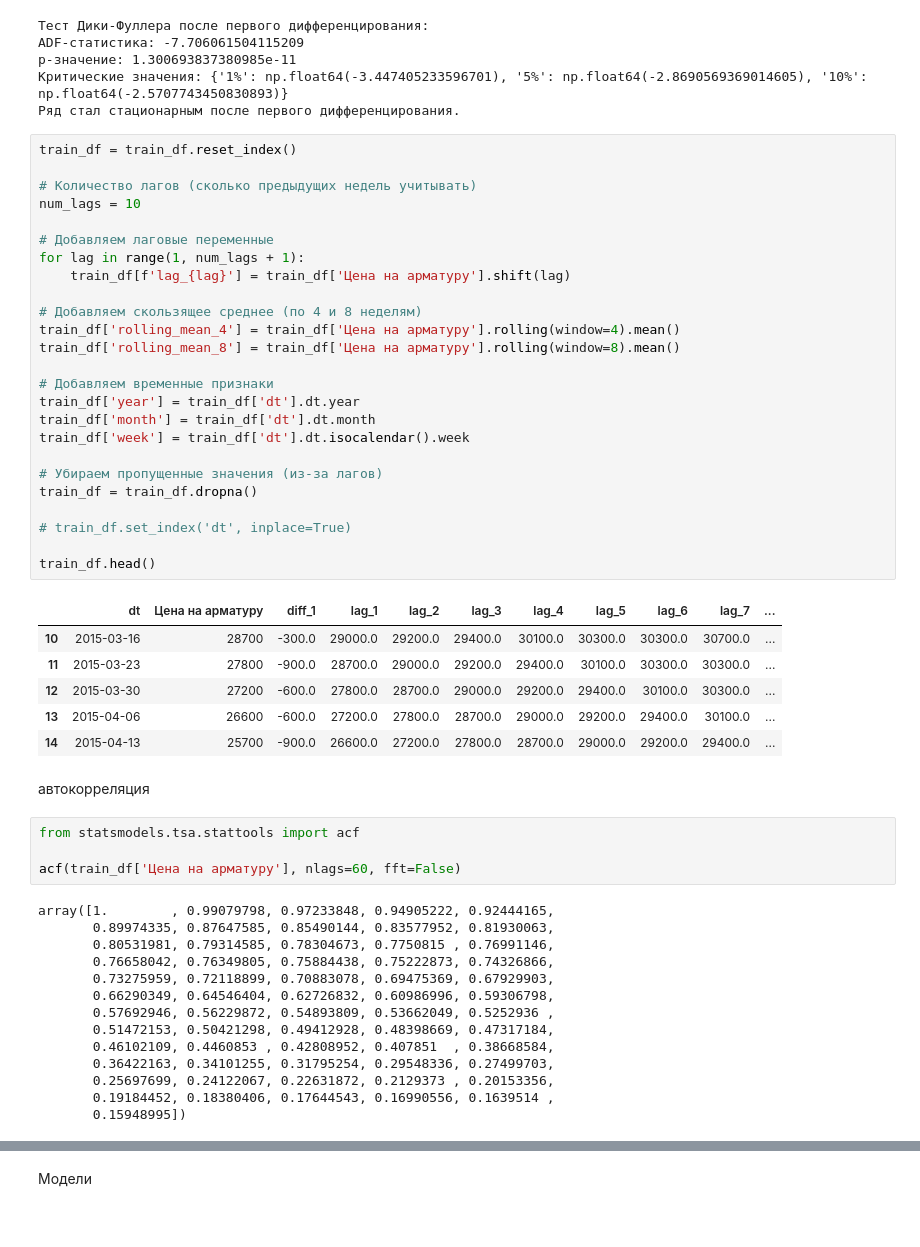
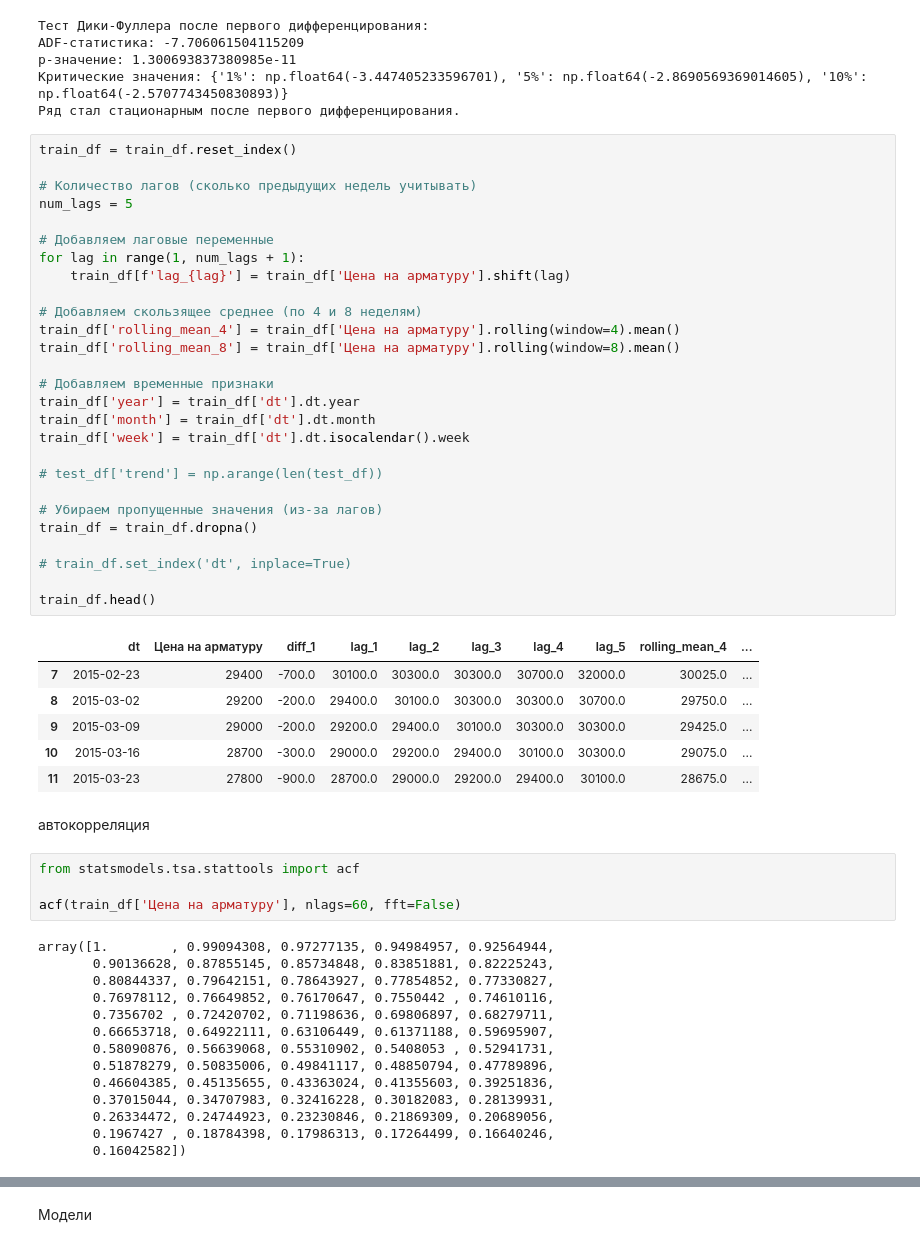
Before and after one commit to max4-dev/ML-3, a Jupyter notebook: train.ipynb, the cells around one changed output, grey strips where cells are left out. Saved outputs shown, nothing was run; the diff lists cells and outputs as text.

```diff
--- a/train.ipynb
+++ b/train.ipynb
@@ -122,35 +122,37 @@ p-значение: 1.300693837380985e-11
 # %%
 train_df = train_df.reset_index()
 
 # Количество лагов (сколько предыдущих недель учитывать)
-num_lags = 10
+num_lags = 5
 
 # Добавляем лаговые переменные
 for lag in range(1, num_lags + 1):
     train_df[f'lag_{lag}'] = train_df['Цена на арматуру'].shift(lag)
 
 # Добавляем скользящее среднее (по 4 и 8 неделям)
 train_df['rolling_mean_4'] = train_df['Цена на арматуру'].rolling(window=4).mean()
 train_df['rolling_mean_8'] = train_df['Цена на арматуру'].rolling(window=8).mean()
 
 # Добавляем временные признаки
 train_df['year'] = train_df['dt'].dt.year
 train_df['month'] = train_df['dt'].dt.month
 train_df['week'] = train_df['dt'].dt.isocalendar().week
 
+# test_df['trend'] = np.arange(len(test_df))
+
 # Убираем пропущенные значения (из-за лагов)
 train_df = train_df.dropna()
 
 # train_df.set_index('dt', inplace=True)
 
 train_df.head()
 # %% [output]
-|  | dt | Цена на арматуру | diff_1 | lag_1 | lag_2 | lag_3 | lag_4 | lag_5 | lag_6 | lag_7 | ... |
-| 10 | 2015-03-16 | 28700 | -300.0 | 29000.0 | 29200.0 | 29400.0 | 30100.0 | 30300.0 | 30300.0 | 30700.0 | ... |
-| 11 | 2015-03-23 | 27800 | -900.0 | 28700.0 | 29000.0 | 29200.0 | 29400.0 | 30100.0 | 30300.0 | 30300.0 | ... |
-| 12 | 2015-03-30 | 27200 | -600.0 | 27800.0 | 28700.0 | 29000.0 | 29200.0 | 29400.0 | 30100.0 | 30300.0 | ... |
-| 13 | 2015-04-06 | 26600 | -600.0 | 27200.0 | 27800.0 | 28700.0 | 29000.0 | 29200.0 | 29400.0 | 30100.0 | ... |
-| 14 | 2015-04-13 | 25700 | -900.0 | 26600.0 | 27200.0 | 27800.0 | 28700.0 | 29000.0 | 29200.0 | 29400.0 | ... |
+|  | dt | Цена на арматуру | diff_1 | lag_1 | lag_2 | lag_3 | lag_4 | lag_5 | rolling_mean_4 | ... |
+| 7 | 2015-02-23 | 29400 | -700.0 | 30100.0 | 30300.0 | 30300.0 | 30700.0 | 32000.0 | 30025.0 | ... |
+| 8 | 2015-03-02 | 29200 | -200.0 | 29400.0 | 30100.0 | 30300.0 | 30300.0 | 30700.0 | 29750.0 | ... |
+| 9 | 2015-03-09 | 29000 | -200.0 | 29200.0 | 29400.0 | 30100.0 | 30300.0 | 30300.0 | 29425.0 | ... |
+| 10 | 2015-03-16 | 28700 | -300.0 | 29000.0 | 29200.0 | 29400.0 | 30100.0 | 30300.0 | 29075.0 | ... |
+| 11 | 2015-03-23 | 27800 | -900.0 | 28700.0 | 29000.0 | 29200.0 | 29400.0 | 30100.0 | 28675.0 | ... |
 # %% [markdown]
 автокорреляция
 # %%
@@ -158,19 +160,19 @@ from statsmodels.tsa.stattools import acf
 
 acf(train_df['Цена на арматуру'], nlags=60, fft=False)
 # %% [output]
-array([1.        , 0.99079798, 0.97233848, 0.94905222, 0.92444165,
-       0.89974335, 0.87647585, 0.85490144, 0.83577952, 0.81930063,
-       0.80531981, 0.79314585, 0.78304673, 0.7750815 , 0.76991146,
-       0.76658042, 0.76349805, 0.75884438, 0.75222873, 0.74326866,
-       0.73275959, 0.72118899, 0.70883078, 0.69475369, 0.67929903,
-       0.66290349, 0.64546404, 0.62726832, 0.60986996, 0.59306798,
-       0.57692946, 0.56229872, 0.54893809, 0.53662049, 0.5252936 ,
-       0.51472153, 0.50421298, 0.49412928, 0.48398669, 0.47317184,
-       0.46102109, 0.4460853 , 0.42808952, 0.407851  , 0.38668584,
-       0.36422163, 0.34101255, 0.31795254, 0.29548336, 0.27499703,
-       0.25697699, 0.24122067, 0.22631872, 0.2129373 , 0.20153356,
-       0.19184452, 0.18380406, 0.17644543, 0.16990556, 0.1639514 ,
-       0.15948995])
+array([1.        , 0.99094308, 0.97277135, 0.94984957, 0.92564944,
+       0.90136628, 0.87855145, 0.85734848, 0.83851881, 0.82225243,
+       0.80844337, 0.79642151, 0.78643927, 0.77854852, 0.77330827,
+       0.76978112, 0.76649852, 0.76170647, 0.7550442 , 0.74610116,
+       0.7356702 , 0.72420702, 0.71198636, 0.69806897, 0.68279711,
+       0.66653718, 0.64922111, 0.63106449, 0.61371188, 0.59695907,
+       0.58090876, 0.56639068, 0.55310902, 0.5408053 , 0.52941731,
+       0.51878279, 0.50835006, 0.49841117, 0.48850794, 0.47789896,
+       0.46604385, 0.45135655, 0.43363024, 0.41355603, 0.39251836,
+       0.37015044, 0.34707983, 0.32416228, 0.30182083, 0.28139931,
+       0.26334472, 0.24744923, 0.23230846, 0.21869309, 0.20689056,
+       0.1967427 , 0.18784398, 0.17986313, 0.17264499, 0.16640246,
+       0.16042582])
 # %%
 from statsmodels.graphics.tsaplots import plot_acf
 import matplotlib.pyplot as plt
```
Also changed, not shown: parts of 21 cells of this notebook.
